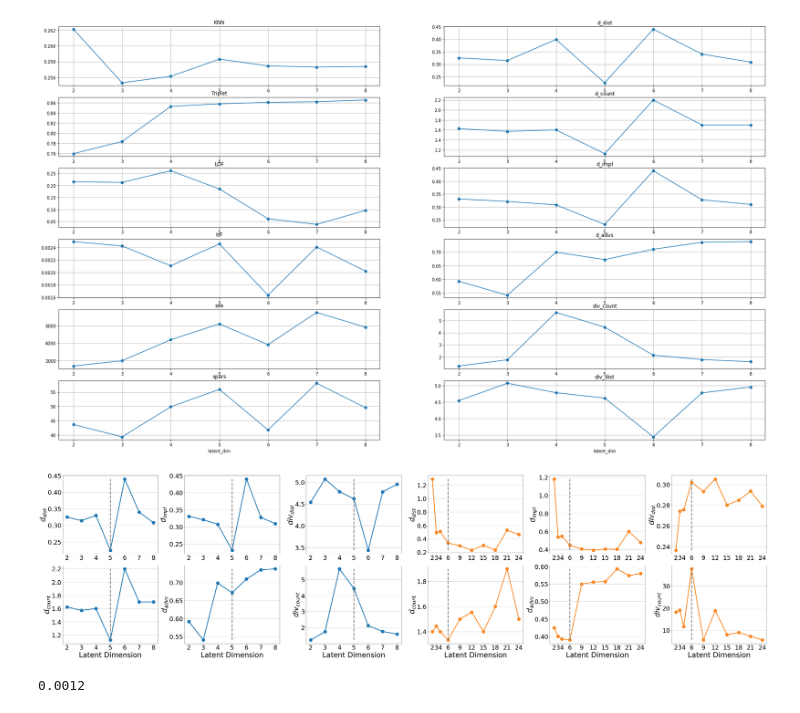
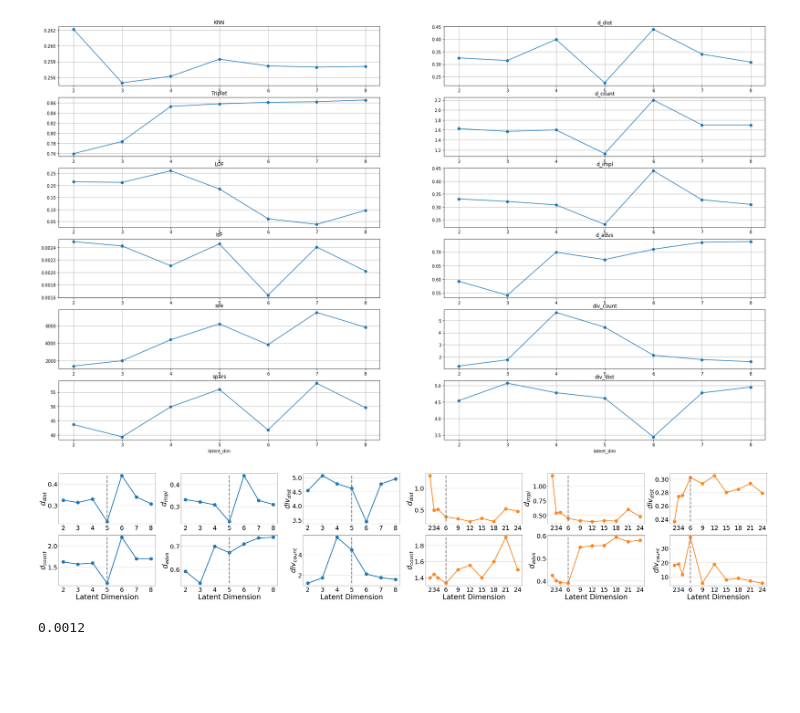
Before and after one commit to francescobodria/posthoc-similaryclass-counterfactuals, a Jupyter notebook: result_analysis.ipynb, the cells around one changed output. Cells and saved outputs as stored; diff of their text form; code cells hidden in the pictures; blank space fills up the shorter version.

```diff
--- a/result_analysis.ipynb
+++ b/result_analysis.ipynb
@@ -90,7 +90,7 @@ Text(0.5, 0, 'latent_dim')
 # %%
 import pickle
 
-f, ax = plt.subplots(2,6,figsize=(50,13))
+f, ax = plt.subplots(2,6,figsize=(50,9))
 
 dataset_name = 'adult'
 black_box = 'svc'
@@ -176,34 +176,34 @@ ax[0,3].vlines(6,min(d_dist),max(d_dist), linewidth=ln_ft, linestyle='dashed', c
 ax[1,3].plot(latent_dims,d_count,   '-o', linewidth=ln_ft, markersize=mk_ft, color='#f98825')
 ax[1,3].vlines(6,min(d_count),max(d_count), linewidth=ln_ft, linestyle='dashed', color='gray')
 ax[0,4].plot(latent_dims,d_impl,    '-o', linewidth=ln_ft, markersize=mk_ft, color='#f98825')
 ax[0,4].vlines(6,min(d_impl),max(d_impl), linewidth=ln_ft, linestyle='dashed', color='gray')
 ax[1,4].plot(latent_dims,d_advs,    '-o', linewidth=ln_ft, markersize=mk_ft, color='#f98825')
 ax[1,4].vlines(6,min(d_advs),max(d_advs), linewidth=ln_ft, linestyle='dashed', color='gray')
 ax[0,5].plot(latent_dims,div_dist,  '-o', linewidth=ln_ft, markersize=mk_ft, color='#f98825')
 ax[0,5].vlines(6,min(div_dist),max(div_dist), linewidth=ln_ft, linestyle='dashed', color='gray')
 ax[1,5].plot(latent_dims,div_count, '-o', linewidth=ln_ft, markersize=mk_ft, color='#f98825')
 ax[1,5].vlines(6,min(div_count),max(div_count), linewidth=ln_ft, linestyle='dashed', color='gray')
 
 ax[0,3].set_ylabel('$d_{dist}$',fontsize=ax_ft)
 ax[1,3].set_ylabel('$d_{count}$',fontsize=ax_ft)
 ax[0,4].set_ylabel('$d_{impl}$',fontsize=ax_ft)
 ax[1,4].set_ylabel('$d_{advs}$',fontsize=ax_ft)
 ax[0,5].set_ylabel('$div_{dist}$',fontsize=ax_ft)
 ax[1,5].set_ylabel('$div_{count}$',fontsize=ax_ft)
 
 for i in range(2):
     for j in range(3,6):
         ax[i,j].grid(axis='y')
         ax[i,j].set_xticks(latent_dims)
         ax[i,j].tick_params(labelsize = lb_ft)
 
 for i in range(6):
     ax[1,i].set_xlabel('Latent Dimension',fontsize=ax_ft)
 
 plt.tight_layout()
 plt.savefig('/Users/francescobodria/Desktop/cf_metrics_latent_dims.pdf',bbox_inches='tight')
 # %% [output]
-[figure, old version]
+[figure, new version]
 # %%
 import pickle
 
```
Also changed, not shown: 14 other files.
